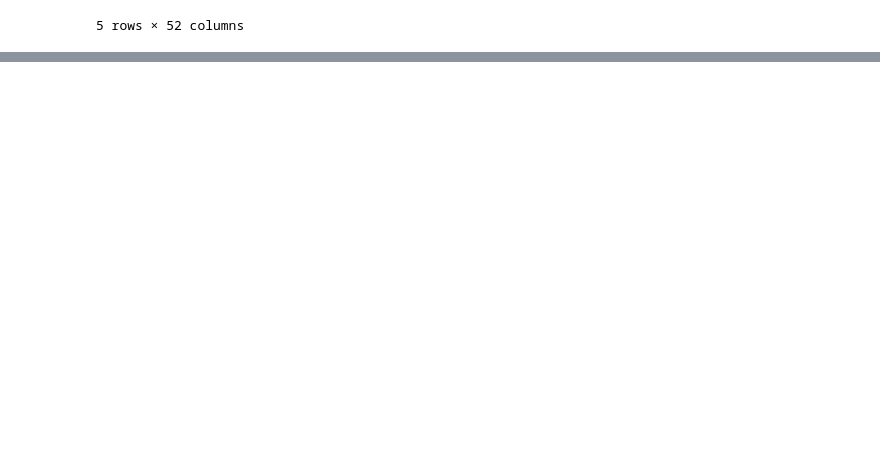
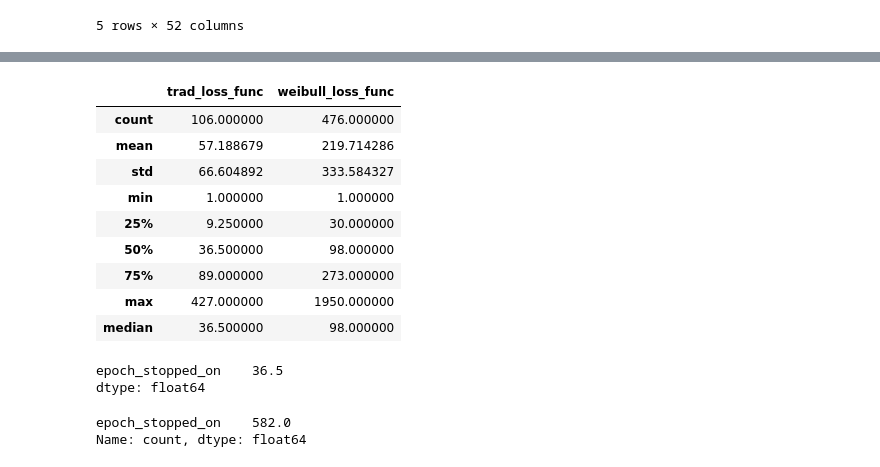
Before and after one commit to tvhahn/weibull-knowledge-informed-ml, a Jupyter notebook: notebooks/scratch/convergence_charts.ipynb, the cells around one changed output, grey strips where cells are left out. Saved outputs shown, nothing was run; the diff lists cells and outputs as text; code cells hidden in the pictures; blank space fills up the shorter version.

Commit message:
function for early stopping summary stats and figs

```diff
--- a/notebooks/scratch/convergence_charts.ipynb
+++ b/notebooks/scratch/convergence_charts.ipynb
@@ -23,3 +23,13 @@ df.head()
 | 3 | 2021_04_06_22:14:15 | femto | weibull_only_rmse | 1355603 | 3000 | 8 | 2.0 | 0.199977 | ... |
 | 4 | 2021_04_06_22:05:45 | femto | weibull_only_mse | 2183353 | 3000 | 7 | 2.0 | 0.199977 | ... |
 5 rows × 52 columns
+# %%
+# apply 0 or 1 for weibull, and for each unique loss func
+for index, value in df['prob_drop'].items():
+    if value > 0:
+        df.loc[index, 'prob_drop_true'] = 1
+    else:
+        df.loc[index, 'prob_drop_true'] = 0
+
+# convert to 'weibull_loss' column to integer
+df['prob_drop_true'] = df['prob_drop_true'].astype(int)
@@ -25,0 +46,5 @@ df.head()
+# %%
+df0 = df[df['weibull_loss']==0][['epoch_stopped_on']].describe()
+df0 = df0.append(pd.DataFrame([df[df['weibull_loss']==0][['epoch_stopped_on']].median()],index=['median']))
+df0.columns =['trad_loss_func']
+df0
@@ -25,0 +62,5 @@ df.head()
+# %%
+df1 = df[df['weibull_loss']==1][['epoch_stopped_on']].describe()
+df1 = df1.append(pd.DataFrame([df[df['weibull_loss']==1][['epoch_stopped_on']].median()],index=['median']))
+df1.columns =['weibull_loss_func']
+df1
@@ -25,0 +78,24 @@ df.head()
+# %%
+df_summary = df0.merge(df1, left_index=True, right_index=True)
+df_summary
+# %% [output]
+|  | trad_loss_func | weibull_loss_func |
+| count | 106.000000 | 476.000000 |
+| mean | 57.188679 | 219.714286 |
+| std | 66.604892 | 333.584327 |
+| min | 1.000000 | 1.000000 |
+| 25% | 9.250000 | 30.000000 |
+| 50% | 36.500000 | 98.000000 |
+| 75% | 89.000000 | 273.000000 |
+| max | 427.000000 | 1950.000000 |
+| median | 36.500000 | 98.000000 |
+# %%
+df[df['weibull_loss']==0][['epoch_stopped_on']].median()
+# %% [output]
+epoch_stopped_on    36.5
+dtype: float64
+# %%
+df[['epoch_stopped_on']].describe().loc['count']
+# %% [output]
+epoch_stopped_on    582.0
+Name: count, dtype: float64
```
Also changed, not shown: parts of 7 cells of this notebook, 7 other files.
